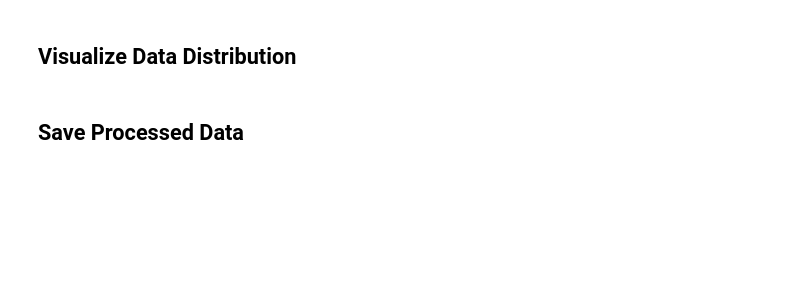
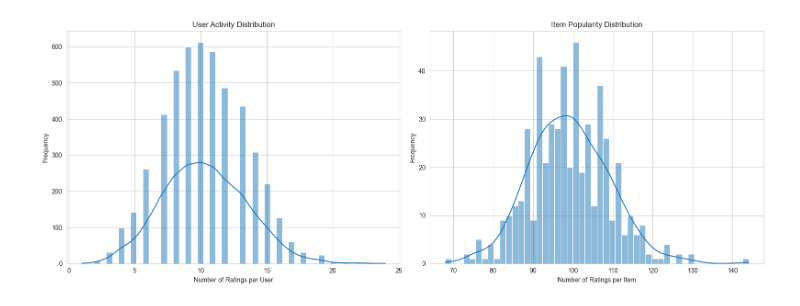
Before and after one commit to OsamaElswesy/IRS-Project-, a Jupyter notebook: AIE425_FinalProject_Group 11/AIE425_Intelligent Recommender Systems/SECTION2_Sleep Quality Improvement Recommendation Engine/code/data_preprocessing.ipynb, the cells around one changed output. Cells and saved outputs as stored; diff of their text form; code cells hidden in the pictures; blank space fills up the shorter version.

```diff
--- a/AIE425_FinalProject_Group 11/AIE425_Intelligent Recommender Systems/SECTION2_Sleep Quality Improvement Recommendation Engine/code/data_preprocessing.ipynb
+++ b/AIE425_FinalProject_Group 11/AIE425_Intelligent Recommender Systems/SECTION2_Sleep Quality Improvement Recommendation Engine/code/data_preprocessing.ipynb
@@ -21,0 +54,12 @@ sns.set_style('whitegrid')
+# %%
+print("Missing Values in Ratings:")
+print(ratings.isnull().sum())
+
+print("\nDuplicate Rows in Ratings:")
+print(ratings.duplicated().sum())
+
+ratings_clean = ratings.drop_duplicates()
+
+ratings_clean = ratings_clean.dropna()
+
+print(f"\nShape after cleaning: {ratings_clean.shape}")
@@ -21,0 +81,10 @@ sns.set_style('whitegrid')
+# %%
+print(f"Rating Range: [{ratings_clean['rating'].min()}, {ratings_clean['rating'].max()}]")
+
+if ratings_clean['rating'].max() > 5 or ratings_clean['rating'].min() < 1:
+    print("Scaling ratings to 1-5 range...")
+    scaler = MinMaxScaler(feature_range=(1, 5))
+    ratings_clean['rating'] = scaler.fit_transform(ratings_clean[['rating']])
+    print(f"New Rating Range: [{ratings_clean['rating'].min()}, {ratings_clean['rating'].max()}]")
+else:
+    print("Ratings are already within 1-5 range.")
@@ -69,2 +129,0 @@ sns.set_style('whitegrid')
-# %% [markdown]
-## Visualize Data Distribution
@@ -87,2 +129,0 @@ sns.set_style('whitegrid')
-# %% [markdown]
-## Save Processed Data
@@ -92,0 +130,21 @@ sns.set_style('whitegrid')
+# %%
+user_activity = ratings_clean.groupby('user_id').size().sort_values(ascending=False)
+
+item_popularity = ratings_clean.groupby('item_id').size().sort_values(ascending=False)
+
+fig, axes = plt.subplots(1, 2, figsize=(16, 6))
+
+sns.histplot(user_activity, bins=50, kde=True, ax=axes[0])
+axes[0].set_title('User Activity Distribution')
+axes[0].set_xlabel('Number of Ratings per User')
+axes[0].set_ylabel('Frequency')
+
+sns.histplot(item_popularity, bins=50, kde=True, ax=axes[1])
+axes[1].set_title('Item Popularity Distribution')
+axes[1].set_xlabel('Number of Ratings per Item')
+axes[1].set_ylabel('Frequency')
+
+plt.tight_layout()
+plt.show()
+# %% [output]
+[figure, added]
```
Also changed, not shown: parts of 24 cells of this notebook, 36 other files.
